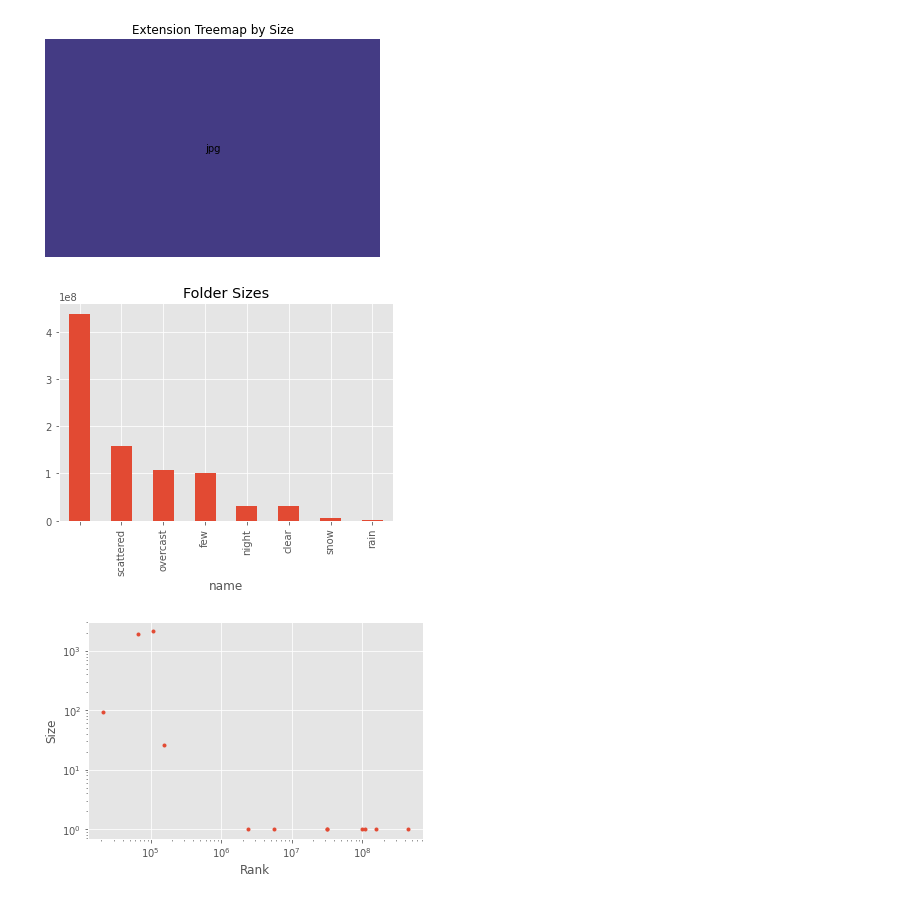
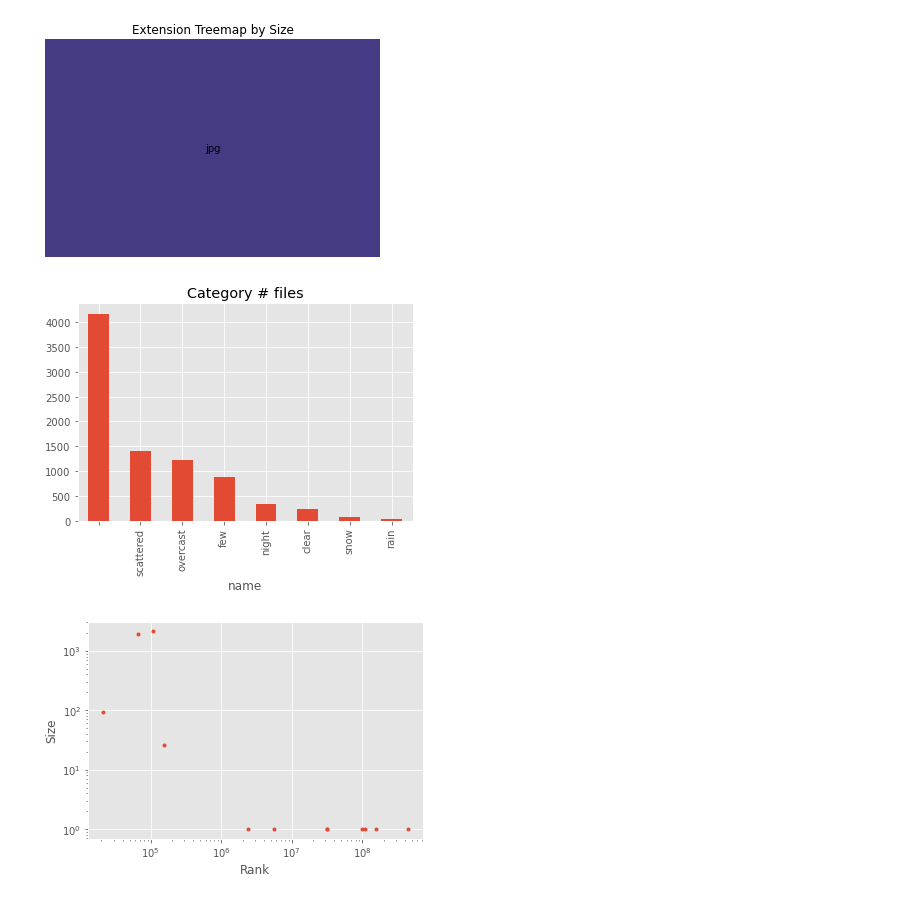
Before and after one commit to arnoldas500/clouds_detection, a Jupyter notebook: category_statistics.ipynb, the cells around one changed output. Drawn from its saved outputs; the diff is of its cells as text; code cells hidden in the pictures.

```diff
--- a/category_statistics.ipynb
+++ b/category_statistics.ipynb
@@ -26,0 +130,4 @@ df[df['folder']]
+# %%
+#create a new column with year of date field
+df['year'] = pd.DatetimeIndex(df['date']).year
+df.head()
@@ -26,0 +141,4 @@ df[df['folder']]
+# %%
+#create a new column with month of date field
+df['month'] = pd.DatetimeIndex(df['date']).month
+df.head()
@@ -26,0 +152,5 @@ df[df['folder']]
+# %%
+#since we have datetime obj, can extract the day/month/year using the to_period function
+#where 'D', 'M', 'Y' are inputs
+df['month_year'] = pd.to_datetime(df['date']).dt.to_period('M')
+df.head()
@@ -26,0 +164,5 @@ df[df['folder']]
+# %%
+#drop cols that are not needed
+# Dropping old Name columns
+df.drop(columns =["id", "extension", "atime", "mtime", "ctime", "folder", "depth", "parent", "uid"], inplace = True)
+df.head()
@@ -59,16 +203,16 @@ plt.axis('off');
 # %%
 with plt.style.context('ggplot'):
     # Filter the data set to only folders
     df_folders = df[df['folder']]
     # Set the name to be the index (so we can use it as a label later)
     df_folders.set_index('name', inplace=True)
     # Sort the folders by size
-    df_folders = df_folders.sort_values(by='size', ascending=False)
+    df_folders = df_folders.sort_values(by='num_files', ascending=False)
 
     # Show the size of the largest 50 folders as a bar plot
-    df_sizes['size'][:50].plot(kind='bar', color='C0', title='Folder Sizes');
+    df_sizes['num_files'][:50].plot(kind='bar', color='C0', title='Category # files');
 # %% [output]
-[figure, old version]
+[figure, new version]
 # %%
 with plt.style.context('ggplot'):
     y, bins = np.histogram(df['size'], bins=10000)
```
Also changed, not shown: parts of 10 cells of this notebook.
